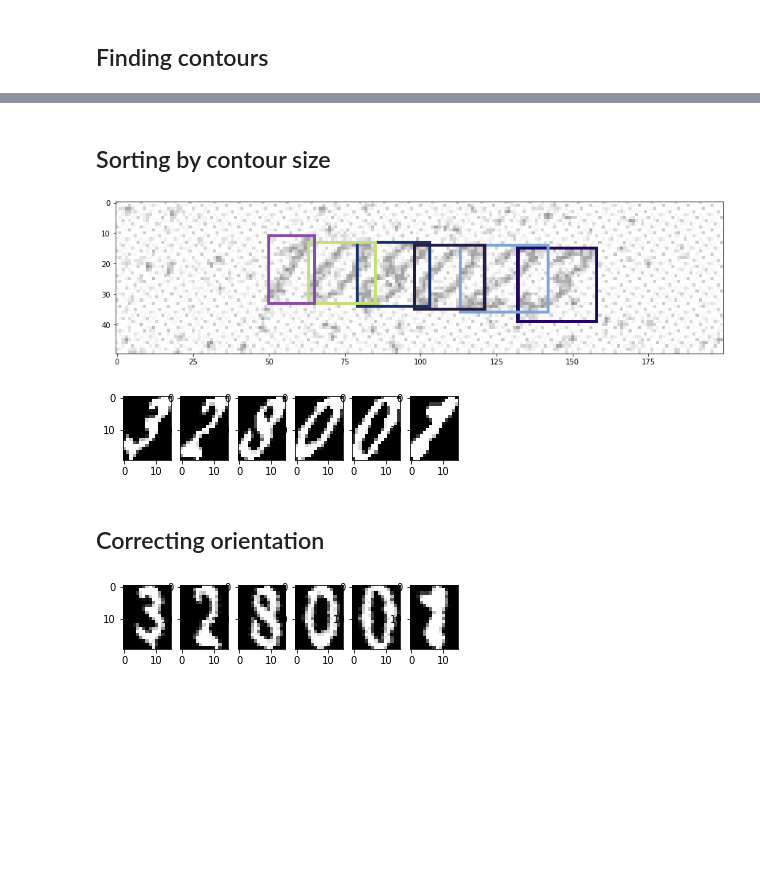
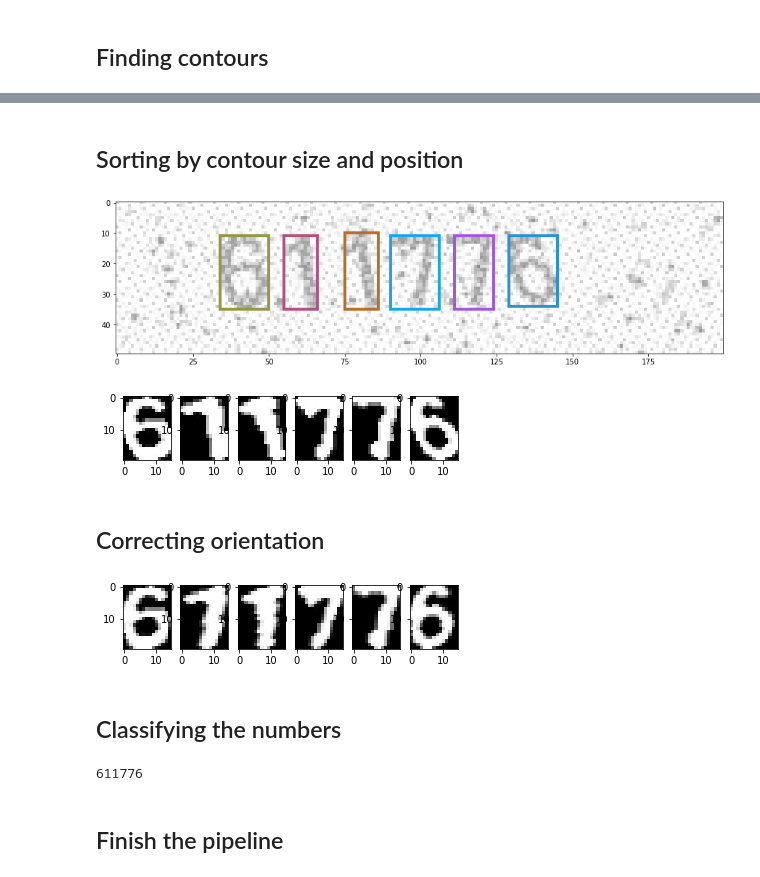
Before and after one commit to cs-ufrn/breaking-captchas, a Jupyter notebook: notebooks/Breaking captchas.ipynb, the cells around one changed output, grey strips where cells are left out. Drawn from its saved outputs; the diff is of its cells as text; code cells hidden in the pictures; blank space fills up the shorter version.

Commit message:
finish the first version of notebook with full pipeline

```diff
--- a/notebooks/Breaking captchas.ipynb
+++ b/notebooks/Breaking captchas.ipynb
@@ -96,8 +97,13 @@ plt.show()
 # %% [markdown]
-## Sorting by contour size
+## Sorting by contour size and position
 # %%
+def top_left(c):
+    x,y,_,_ = cv2.boundingRect(c)
+    return (x,y)
+
 contours.sort(key=len,reverse=True)
 contours = contours[:min(6, len(contours))]
+contours.sort(key=top_left)
 
 img_cp = img.copy()
 
@@ -109,7 +115,7 @@ plt.figure(figsize=(15,10))
 plt.imshow(img_cp)
 plt.show()
 # %% [output]
-[figure, old version]
+[figure, new version]
 # %%
 fig_chars = plt.figure()
 
@@ -124,7 +130,7 @@ for c in range(len(contours)):
     fig_chars.add_subplot(1, 6, c+1)
     plt.imshow(crop, cmap = 'gray')
 # %% [output]
-[figure, old version]
+[figure, new version]
 # %% [markdown]
 ## Correcting orientation
 # %%
@@ -138,17 +144,21 @@ def deskew(img):
     return img
 # %%
 fig_chars = plt.figure()
+number_images = []
 
 for c in range(len(contours)):
     x,y,w,h = cv2.boundingRect(contours[c])
     crop = np.zeros(filtered.shape, dtype=np.uint8)
     cv2.drawContours(crop, contours, c, 255, -1)
     crop = cv2.bitwise_and(crop, filtered)
     crop = crop[y:y+h, x:x+w]
 
     crop = cv2.resize(crop, (SZ_W, SZ_H), interpolation = cv2.INTER_CUBIC)
     skewed = deskew(crop)
     fig_chars.add_subplot(1, 6, c+1)
     plt.imshow(skewed, cmap = 'gray')
+    number_images.append( skewed.flatten().tolist() )
 # %% [output]
-[figure, old version]
+[figure, new version]
+# %% [markdown]
+## Classifying the numbers
@@ -154,0 +168,9 @@ for c in range(len(contours)):
+# %%
+nfce_code = '24170813064901000199650010000038481801014103'
+mlp_result = mlp.predict(number_images)
+mlp_result = ''.join( [str(x) for x in mlp_result] )
+print(mlp_result)
+# %% [output]
+611776
+# %% [markdown]
+## Finish the pipeline
```
Also changed, not shown: parts of 8 cells of this notebook, 1 other file.
